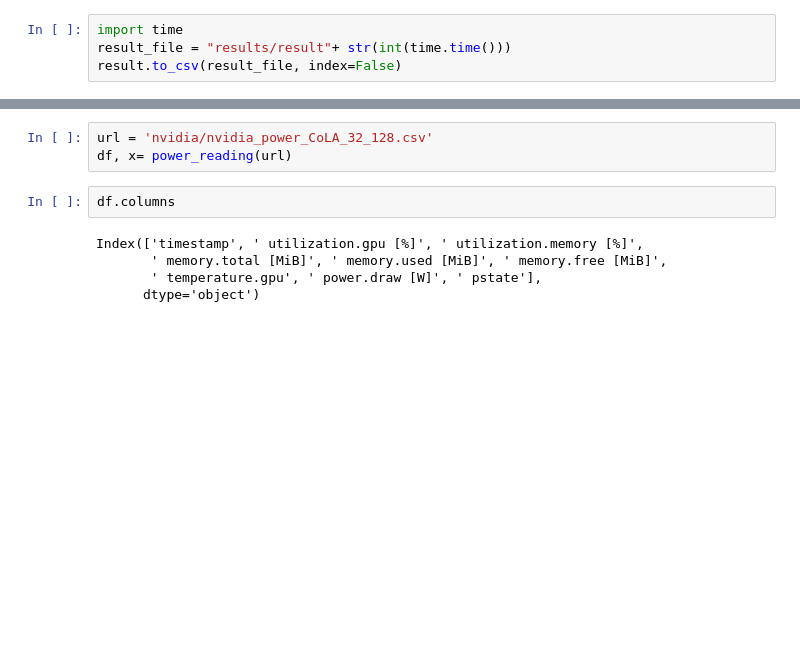
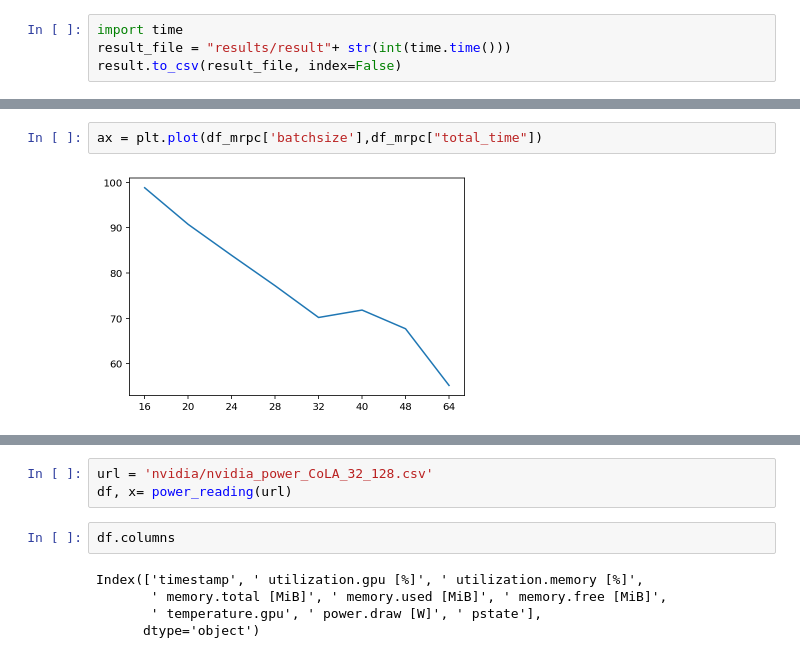
Before and after one commit to MScDissertation/NLP, a Jupyter notebook: nvidia-smi-data.ipynb, the cells around one changed output, grey strips where cells are left out. Cells and saved outputs as stored; diff of their text form; blank space fills up the shorter version.

```diff
--- a/nvidia-smi-data.ipynb
+++ b/nvidia-smi-data.ipynb
@@ -50,0 +88,4 @@ result.to_csv(result_file, index=False)
+# %%
+ax = plt.plot(df_mrpc['batchsize'],df_mrpc["total_time"])
+# %% [output]
+[figure, added]
```
Also changed, not shown: parts of 11 cells of this notebook, 2 other files.
